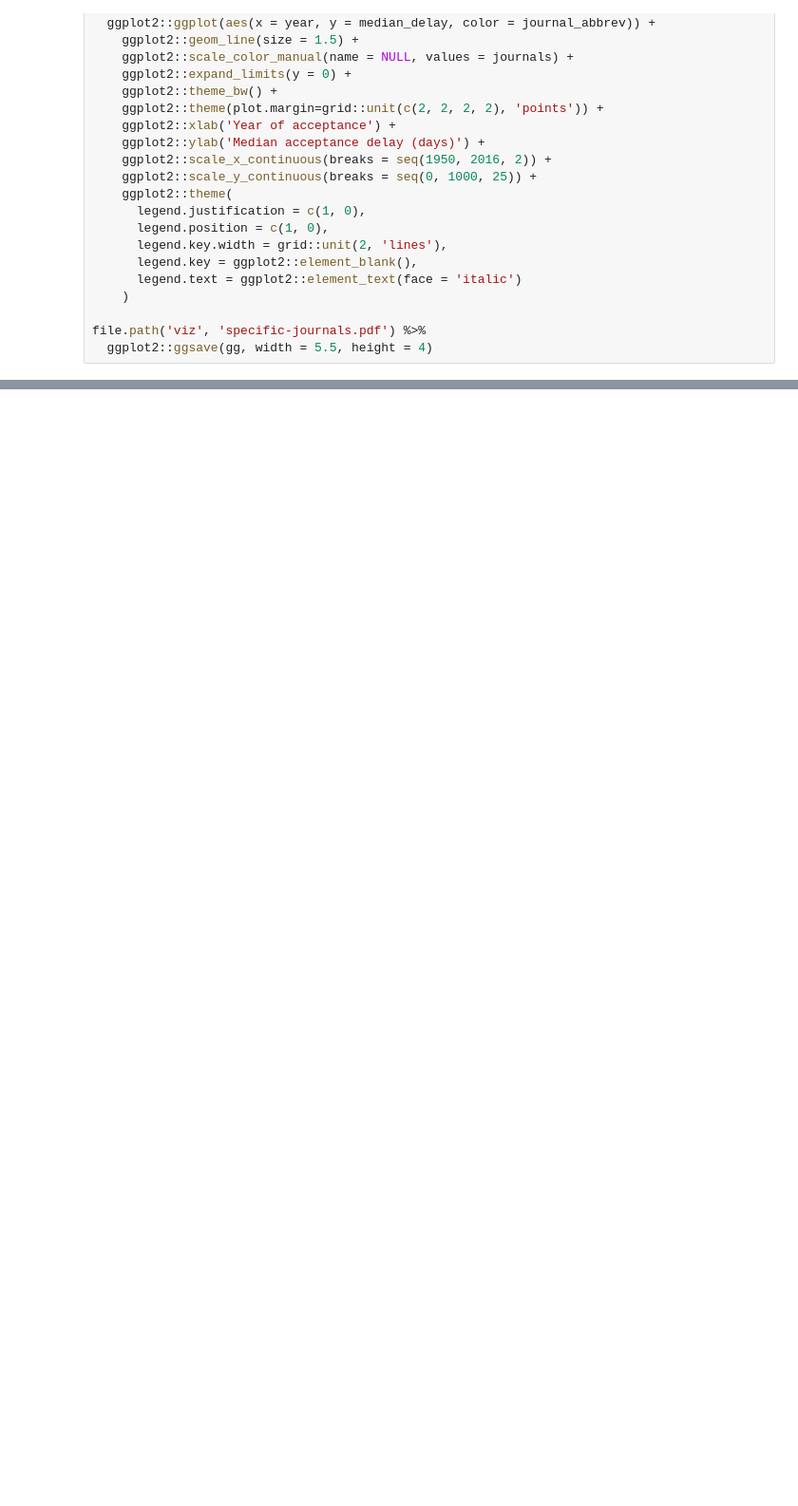
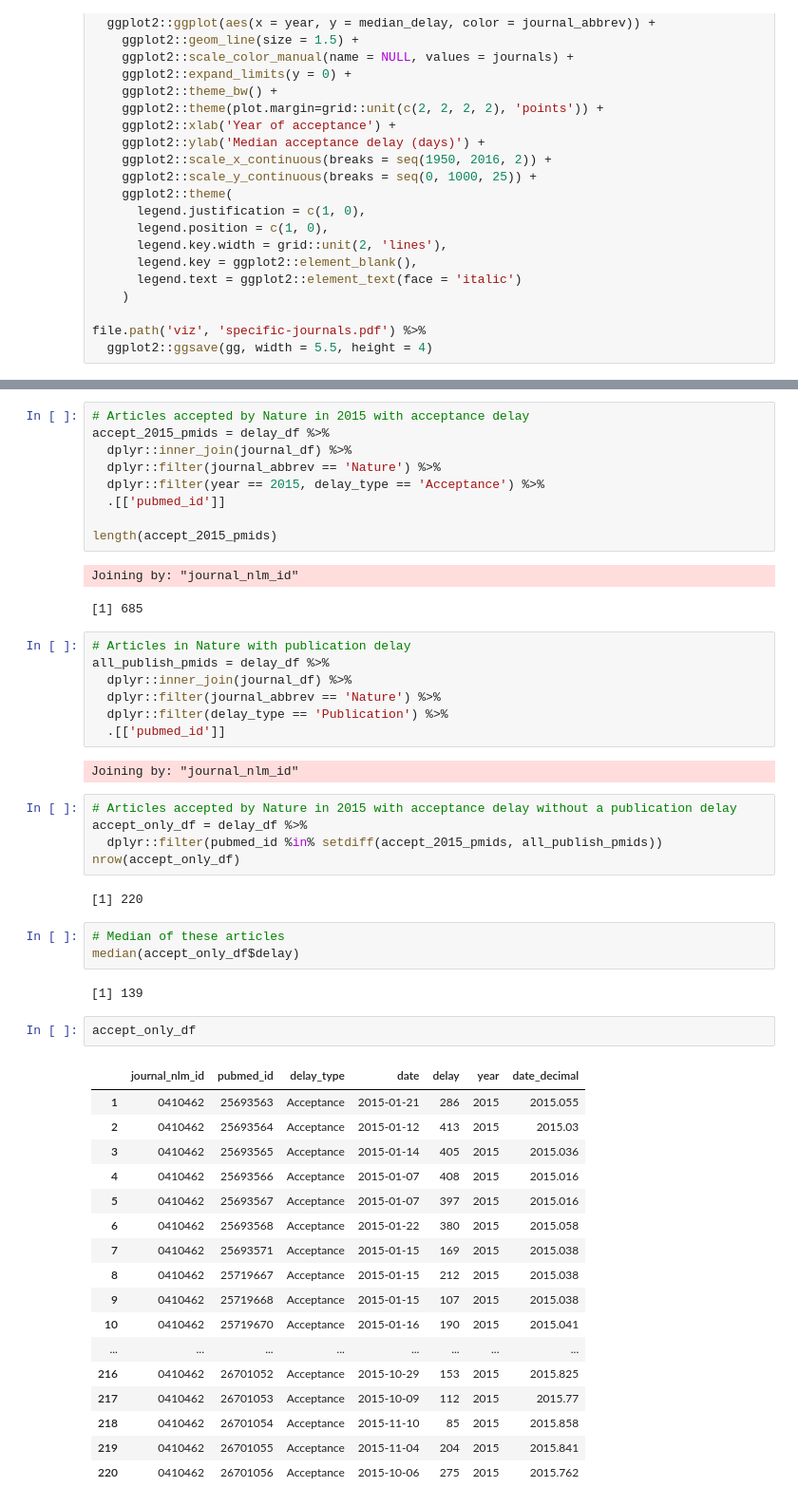
Before and after one commit to dhimmel/delays, a Jupyter notebook: nature-news.ipynb, the cells around one changed output, grey strips where cells are left out. Shown at 95% size. Drawn from its saved outputs; the diff is of its cells as text; blank space fills up the shorter version.

Commit message:
Diagnose difference in Nature acceptance medians

```diff
--- a/nature-news.ipynb
+++ b/nature-news.ipynb
@@ -51,0 +54,53 @@ file.path('viz', 'specific-journals.pdf') %>%
+# %%
+# Articles accepted by Nature in 2015 with acceptance delay
+accept_2015_pmids = delay_df %>%
+  dplyr::inner_join(journal_df) %>%
+  dplyr::filter(journal_abbrev == 'Nature') %>%
+  dplyr::filter(year == 2015, delay_type == 'Acceptance') %>%
+  .[['pubmed_id']]
+
+length(accept_2015_pmids)
+# %% [output]
+Joining by: "journal_nlm_id"
+[1] 685
+# %%
+# Articles in Nature with publication delay
+all_publish_pmids = delay_df %>%
+  dplyr::inner_join(journal_df) %>%
+  dplyr::filter(journal_abbrev == 'Nature') %>%
+  dplyr::filter(delay_type == 'Publication') %>%
+  .[['pubmed_id']]
+# %% [output]
+Joining by: "journal_nlm_id"
+# %%
+# Articles accepted by Nature in 2015 with acceptance delay without a publication delay
+accept_only_df = delay_df %>%
+  dplyr::filter(pubmed_id %in% setdiff(accept_2015_pmids, all_publish_pmids))
+nrow(accept_only_df)
+# %% [output]
+[1] 220
+# %%
+# Median of these articles
+median(accept_only_df$delay)
+# %% [output]
+[1] 139
+# %%
+accept_only_df
+# %% [output]
+|  | journal_nlm_id | pubmed_id | delay_type | date | delay | year | date_decimal |
+| 1 | 0410462 | 25693563 | Acceptance | 2015-01-21 | 286 | 2015 | 2015.055 |
+| 2 | 0410462 | 25693564 | Acceptance | 2015-01-12 | 413 | 2015 | 2015.03 |
+| 3 | 0410462 | 25693565 | Acceptance | 2015-01-14 | 405 | 2015 | 2015.036 |
+| 4 | 0410462 | 25693566 | Acceptance | 2015-01-07 | 408 | 2015 | 2015.016 |
+| 5 | 0410462 | 25693567 | Acceptance | 2015-01-07 | 397 | 2015 | 2015.016 |
+| 6 | 0410462 | 25693568 | Acceptance | 2015-01-22 | 380 | 2015 | 2015.058 |
+| 7 | 0410462 | 25693571 | Acceptance | 2015-01-15 | 169 | 2015 | 2015.038 |
+| 8 | 0410462 | 25719667 | Acceptance | 2015-01-15 | 212 | 2015 | 2015.038 |
+| 9 | 0410462 | 25719668 | Acceptance | 2015-01-15 | 107 | 2015 | 2015.038 |
+| 10 | 0410462 | 25719670 | Acceptance | 2015-01-16 | 190 | 2015 | 2015.041 |
+| ... | ... | ... | ... | ... | ... | ... | ... |
+| 216 | 0410462 | 26701052 | Acceptance | 2015-10-29 | 153 | 2015 | 2015.825 |
+| 217 | 0410462 | 26701053 | Acceptance | 2015-10-09 | 112 | 2015 | 2015.77 |
+| 218 | 0410462 | 26701054 | Acceptance | 2015-11-10 | 85 | 2015 | 2015.858 |
+| 219 | 0410462 | 26701055 | Acceptance | 2015-11-04 | 204 | 2015 | 2015.841 |
+| 220 | 0410462 | 26701056 | Acceptance | 2015-10-06 | 275 | 2015 | 2015.762 |
```
Also changed, not shown: parts of 1 cell of this notebook.
